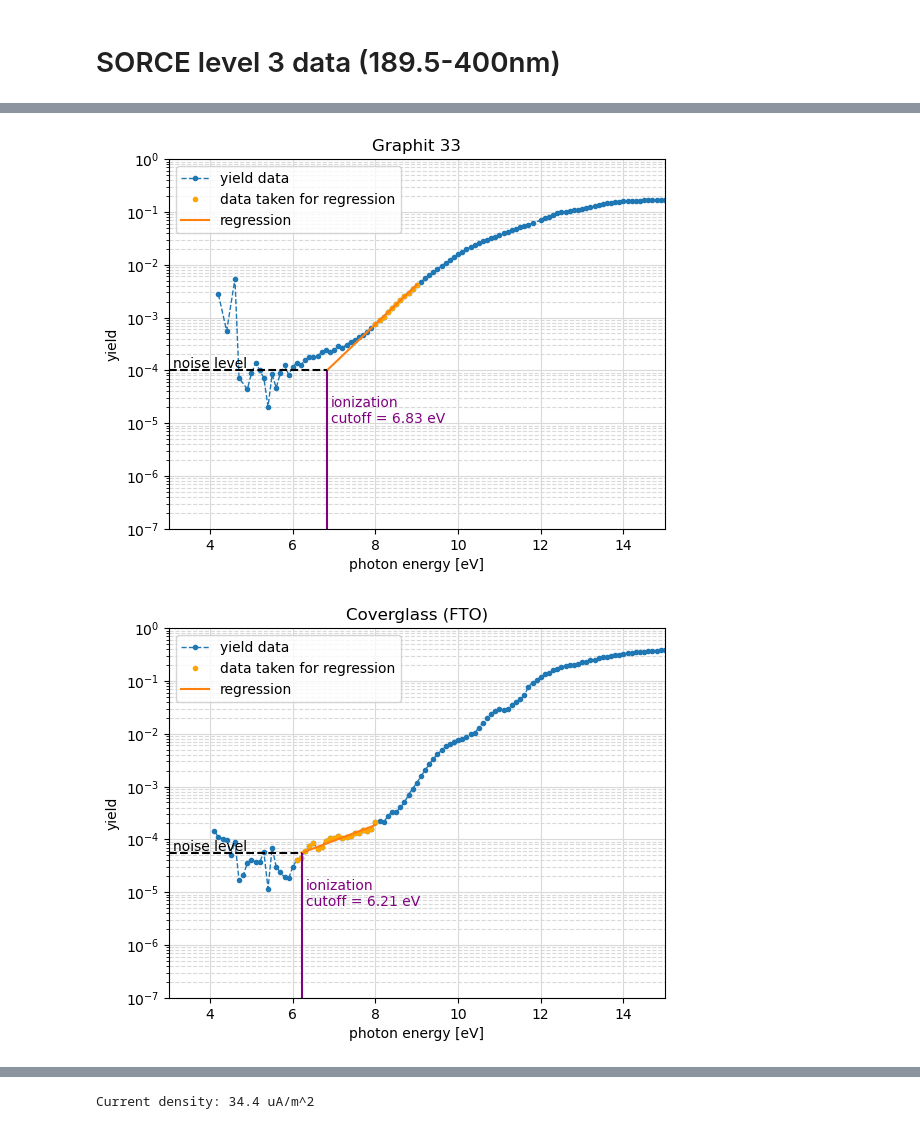
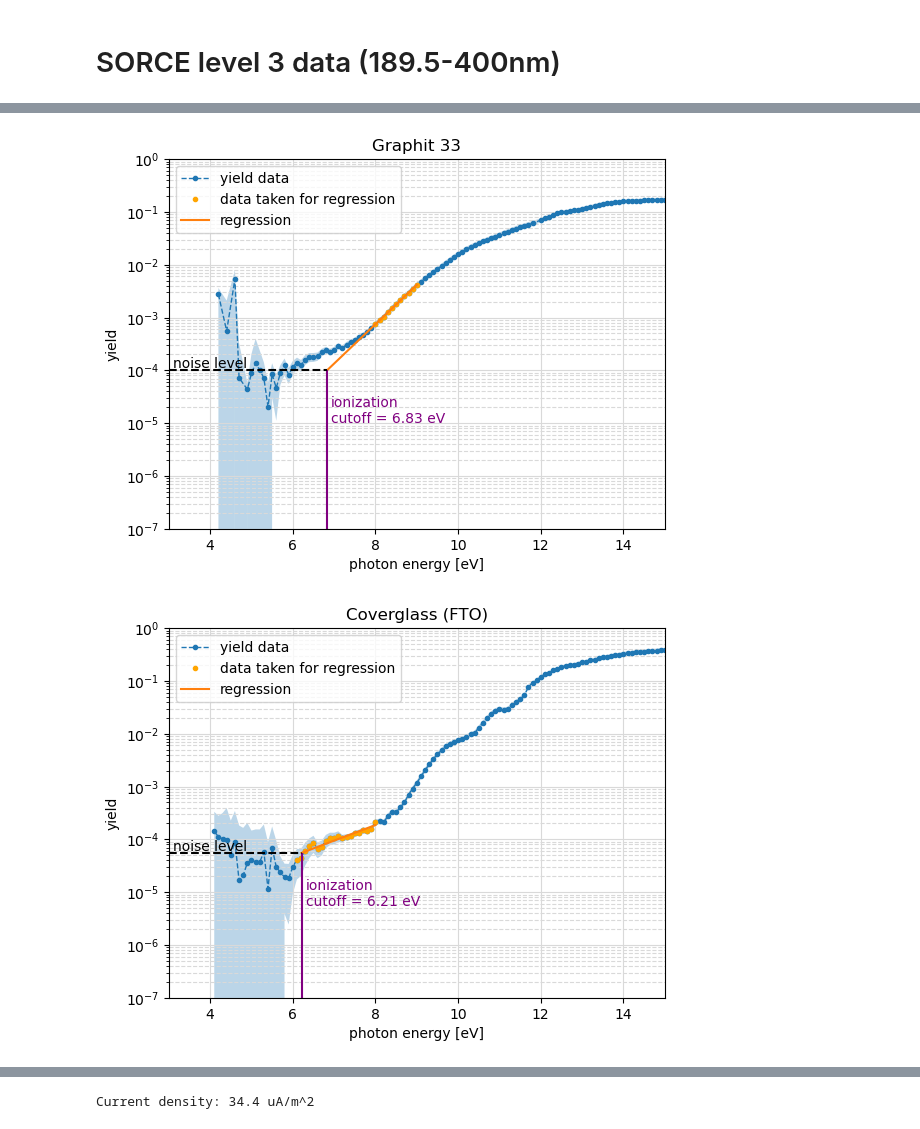
Before and after one commit to sebastiankalos/NYUAD_Elettra_Data_Analysis, a Jupyter notebook: ionization_limits.ipynb, the cells around one changed output, grey strips where cells are left out. Saved outputs shown, nothing was run; the diff lists cells and outputs as text; code cells hidden in the pictures.

```diff
--- a/ionization_limits.ipynb
+++ b/ionization_limits.ipynb
@@ -90,11 +91,12 @@ def read_text_file(filename):
 [Ti_full_E, Ti_full_TEY, Ti_full_TEY_err] = read_text_file('TEY_files/Ti_full_yield_NORM.txt')
 [ITO_MLI_aug22_full_E, ITO_MLI_aug22_full_TEY, ITO_MLI_aug22_full_TEY_err] = read_text_file('TEY_files/ITO_MLI_aug22_full_yield_NORM.txt')
 # %%
-def ion_cutoff(E_vals=list, TEY_vals=list,name=str,stop_noise_eV=float,start_eV=float,stop_eV=float,noise_override=float):
+def ion_cutoff(E_vals=list, TEY_vals=list,TEY_err_vals=list,name=str,stop_noise_eV=float,start_eV=float,stop_eV=float,noise_override=float):
     if stop_noise_eV>=start_eV:
         print('invalid eV interval chosen')
         return
     plt.plot(E_vals,TEY_vals,'--.',linewidth=1,label='yield data')
+    plt.fill_between(E_vals,TEY_vals+TEY_err_vals, TEY_vals-TEY_err_vals, alpha=0.3, joinstyle='round')
     plt.yscale('log')
     plt.xlim(3,15)
 
@@ -158,9 +160,9 @@ Aerodag_ion_thresh,Aerodag_E_NEW,Aerodag_TEY_NEW=ion_cutoff(E_vals=Aerodag_full_
 # %%
-Graphite_ion_thresh,Graphite_E_NEW,Graphite_TEY_NEW=ion_cutoff(E_vals=Graphite_full_E, TEY_vals=Graphite_full_TEY,name='Graphit 33',stop_noise_eV=6,start_eV=8,stop_eV=9,noise_override=1e-4)
+Graphite_ion_thresh,Graphite_E_NEW,Graphite_TEY_NEW=ion_cutoff(E_vals=Graphite_full_E, TEY_vals=Graphite_full_TEY,TEY_err_vals=Graphite_full_TEY_err,name='Graphit 33',stop_noise_eV=6,start_eV=8,stop_eV=9,noise_override=1e-4)
 # %% [output]
-[figure, old version]
+[figure, new version]
 # %%
-Coverglass_ion_thresh,Coverglass_E_NEW,Coverglass_TEY_NEW=ion_cutoff(E_vals=Coverglass_full_E, TEY_vals=Coverglass_full_TEY,name='Coverglass (FTO)',stop_noise_eV=5.9,start_eV=6,stop_eV=8,noise_override=0)
+Coverglass_ion_thresh,Coverglass_E_NEW,Coverglass_TEY_NEW=ion_cutoff(E_vals=Coverglass_full_E, TEY_vals=Coverglass_full_TEY,TEY_err_vals=Coverglass_full_TEY_err,name='Coverglass (FTO)',stop_noise_eV=5.9,start_eV=6,stop_eV=8,noise_override=0)
 # %% [output]
-[figure, old version]
+[figure, new version]
 # %%
```
Also changed, not shown: parts of 19 cells of this notebook, 11 other files.
